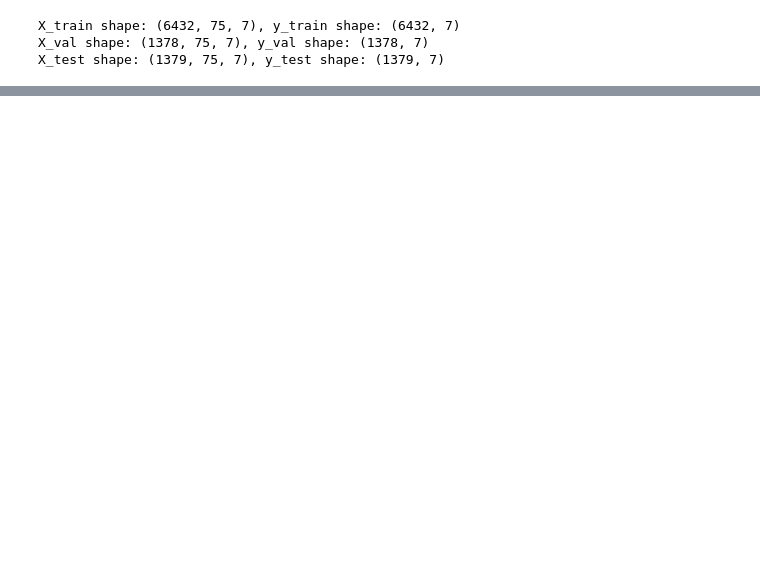
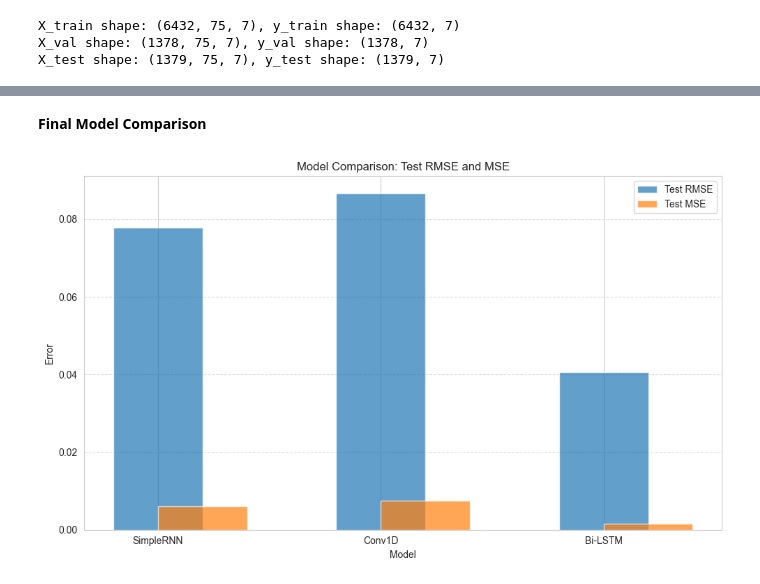
Before and after one commit to the-gauss/tiny-projects-ml, a Jupyter notebook: practice_assignments/u_adelaide/stock_3.ipynb, the cells around one changed output, grey strips where cells are left out. Drawn from its saved outputs; the diff is of its cells as text; code cells hidden in the pictures; blank space fills up the shorter version.

```diff
--- a/practice_assignments/u_adelaide/stock_3.ipynb
+++ b/practice_assignments/u_adelaide/stock_3.ipynb
@@ -332,0 +224,26 @@ test_evaluation_df
+# %%
+from sklearn.metrics import mean_squared_error
+
+# Evaluate Conv1D model on the test set
+conv1d_test_predictions = conv1d_model.predict(X_test)
+conv1d_rmse_test = np.sqrt(mean_squared_error(y_test, conv1d_test_predictions))
+conv1d_mse_test = mean_squared_error(y_test, conv1d_test_predictions)
+
+# Evaluate Bi-LSTM model on the test set
+bilstm_test_predictions = bi_lstm_model.predict(X_test)
+bilstm_rmse_test = np.sqrt(mean_squared_error(y_test, bilstm_test_predictions))
+bilstm_mse_test = mean_squared_error(y_test, bilstm_test_predictions)
+
+# Evaluate SimpleRNN model on the test set
+simplernn_test_predictions = simple_rnn_model.predict(X_test)
+simplernn_rmse_test = np.sqrt(mean_squared_error(y_test, simplernn_test_predictions))
+simplernn_mse_test = mean_squared_error(y_test, simplernn_test_predictions)
+
+# Create a DataFrame to display the final test evaluation
+test_evaluation_df = pd.DataFrame({
+    'Model': ['SimpleRNN', 'Conv1D', 'Bi-LSTM'],
+    'Test RMSE': [simplernn_rmse_test, conv1d_rmse_test, bilstm_rmse_test],
+    'Test MSE': [simplernn_mse_test, conv1d_mse_test, bilstm_mse_test]
+})
+
+test_evaluation_df
@@ -332,0 +258,16 @@ test_evaluation_df
+# %% [markdown]
+**Final Model Comparison**
+# %%
+import matplotlib.pyplot as plt
+from stock_3.load_prep_viz import plot_model_comparison
+
+# Example usage:
+# Provide the RMSE and MSE values for each model
+models = ['SimpleRNN', 'Conv1D', 'Bi-LSTM']
+rmse_values = [simplernn_rmse_test, conv1d_rmse_test, bilstm_rmse_test]
+mse_values = [simplernn_mse_test, conv1d_mse_test, bilstm_mse_test]
+
+# Call the function to plot the comparison
+plot_model_comparison(models, rmse_values, mse_values)
+# %% [output]
+[figure, added]
```
Also changed, not shown: parts of 18 cells of this notebook, 3 other files.
